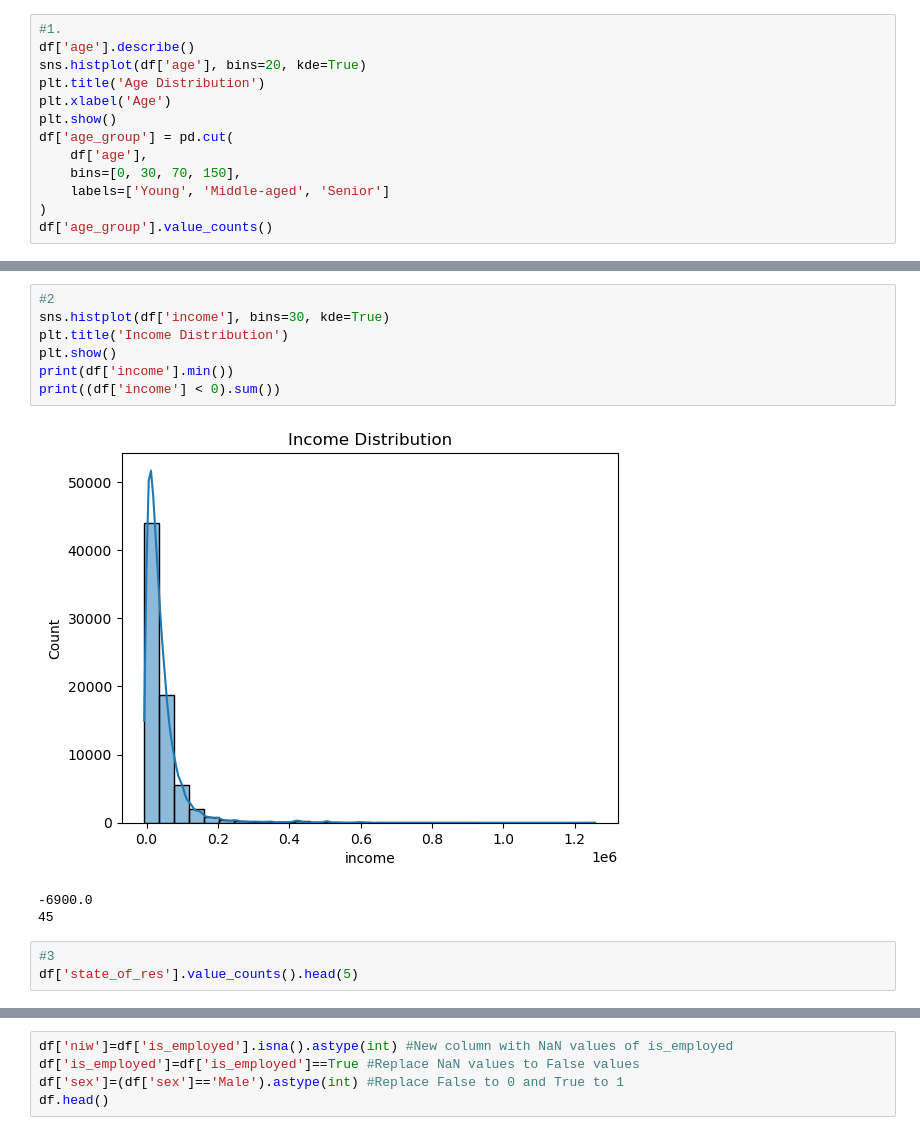
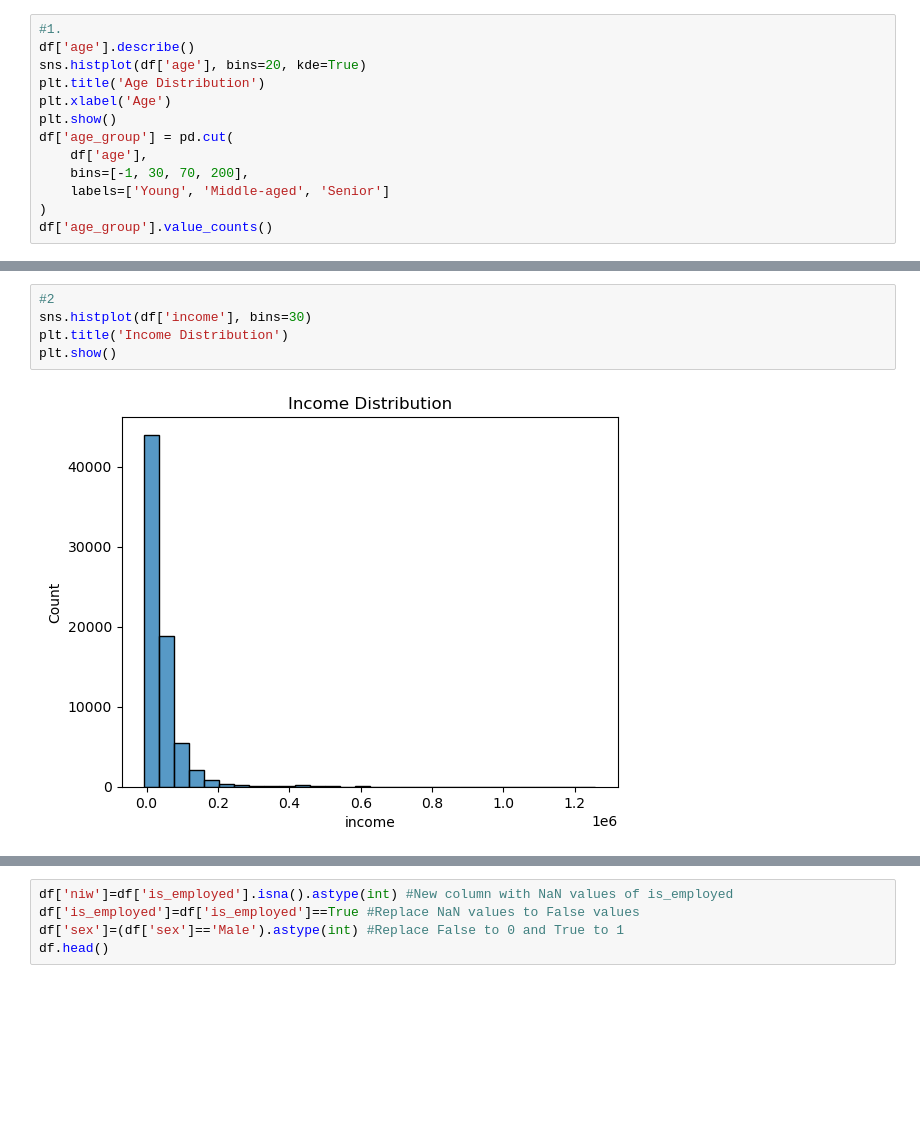
Before and after one commit to Dvieia/IDS, a Jupyter notebook: Notebook.ipynb, the cells around one changed output, grey strips where cells are left out. Saved outputs shown, nothing was run; the diff lists cells and outputs as text; blank space fills up the shorter version.

```diff
--- a/Notebook.ipynb
+++ b/Notebook.ipynb
@@ -31,7 +34,7 @@ plt.xlabel('Age')
 plt.show()
 df['age_group'] = pd.cut(
     df['age'],
-    bins=[0, 30, 70, 150],
+    bins=[-1, 30, 70, 200],
     labels=['Young', 'Middle-aged', 'Senior']
 )
 df['age_group'].value_counts()
@@ -44,18 +47,11 @@ Senior          9429
 Name: count, dtype: int64
 # %%
 #2
-sns.histplot(df['income'], bins=30, kde=True)
+sns.histplot(df['income'], bins=30)
 plt.title('Income Distribution')
 plt.show()
-print(df['income'].min())
-print((df['income'] < 0).sum())
 # %% [output]
-[figure, old version]
+[figure, new version]
--6900.0
-45
-# %%
-#3
-df['state_of_res'].value_counts().head(5)
 # %%
 neg = df[df['income'] < 0]['income']
 sns.histplot(neg, bins=30)
```
Also changed, not shown: parts of 30 cells of this notebook.
